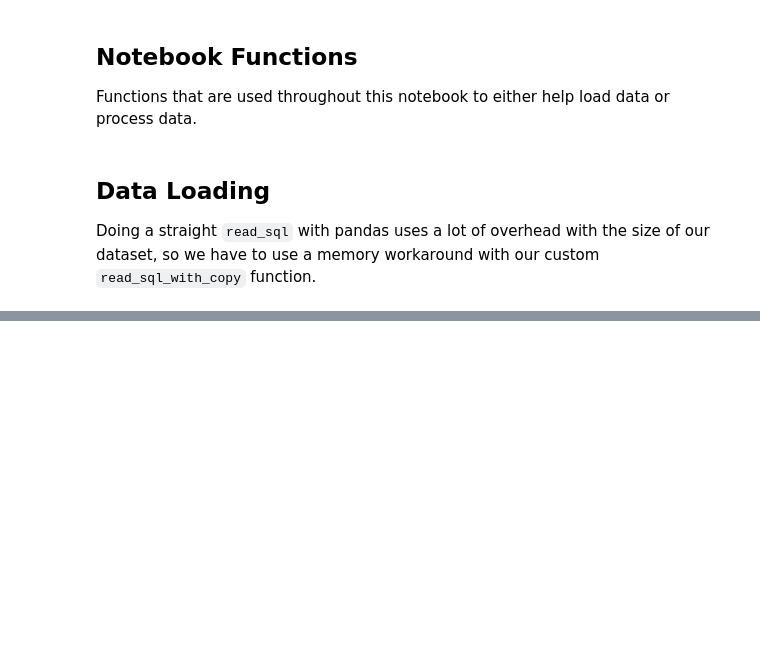
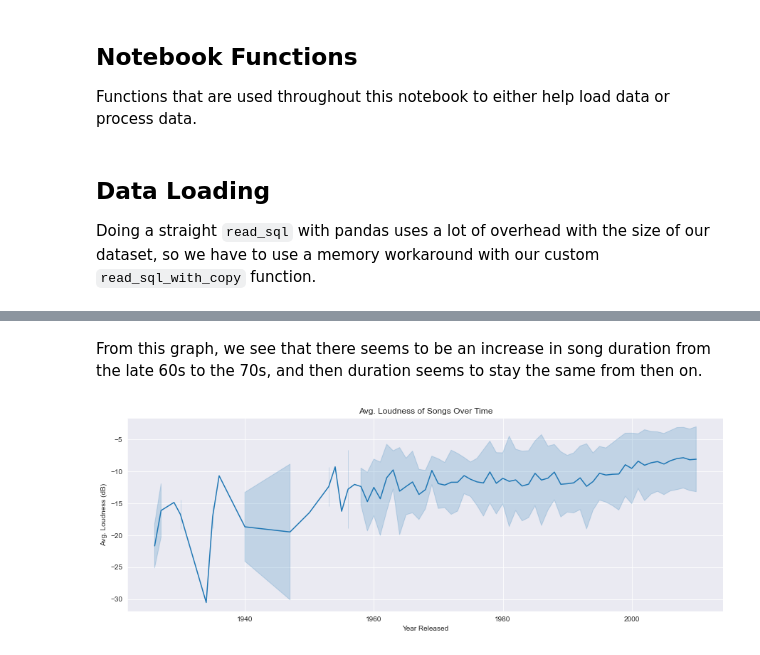
Before and after one commit to seankim658/Million-Song-Data-Analysis, a Jupyter notebook: Million Song Dataset Analysis.ipynb, the cells around one changed output, grey strips where cells are left out. Cells and saved outputs as stored; diff of their text form; code cells hidden in the pictures; blank space fills up the shorter version.

```diff
--- a/Million Song Dataset Analysis.ipynb
+++ b/Million Song Dataset Analysis.ipynb
@@ -133,0 +279,10 @@ Running query...done!
+# %% [markdown]
+From this graph, we see that there seems to be an increase in song duration from the late 60s to the 70s, and then duration seems to stay the same from then on.
+# %%
+fig = plt.figure(figsize = (15, 5))
+ax = sns.lineplot(data = query_df, x = 'year', y = 'loudness', ci = 'sd')
+ax.set_xlabel('Year Released');
+ax.set_ylabel('Avg. Loudness (dB)');
+ax.set_title('Avg. Loudness of Songs Over Time');
+# %% [output]
+[figure, added]
```
Also changed, not shown: parts of 20 cells of this notebook.
